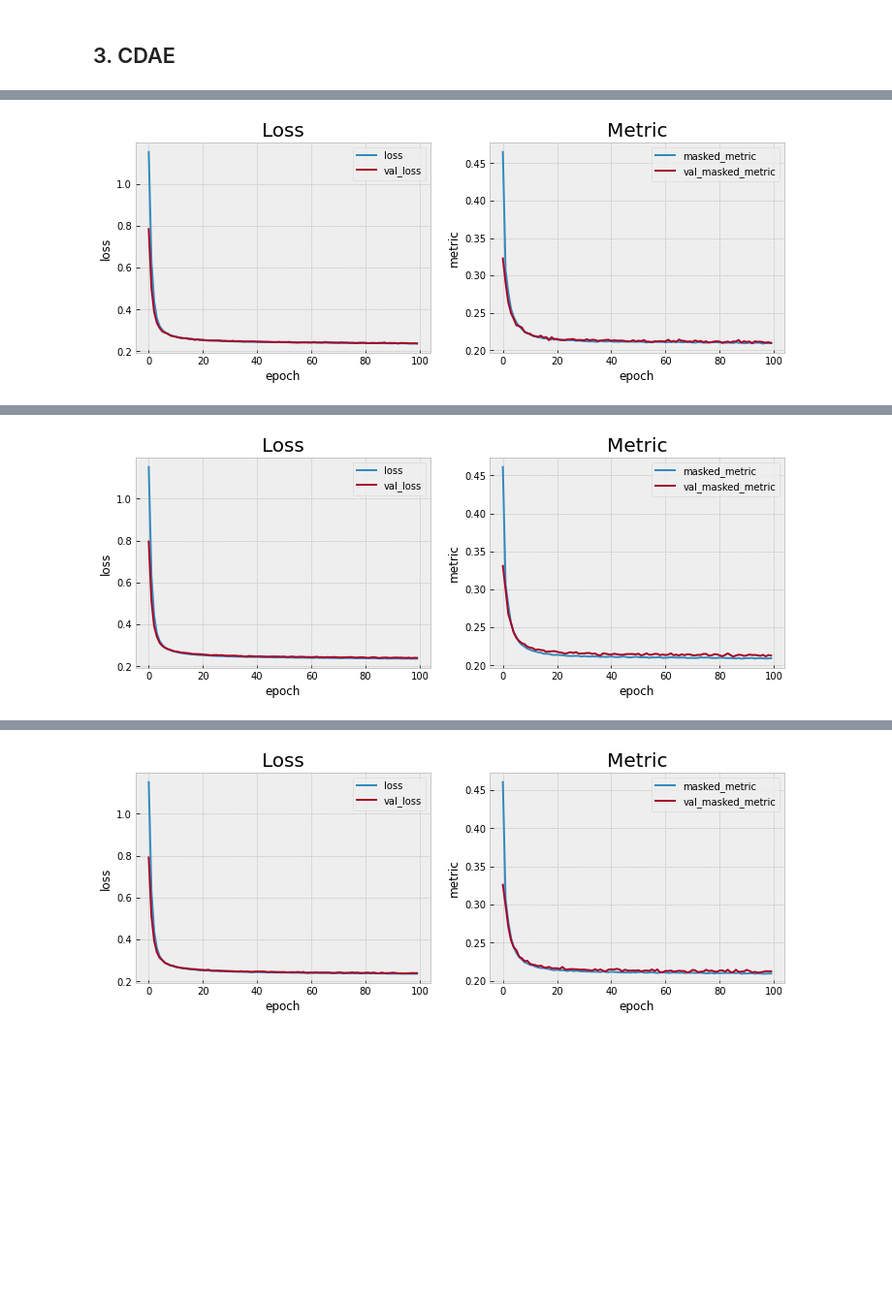
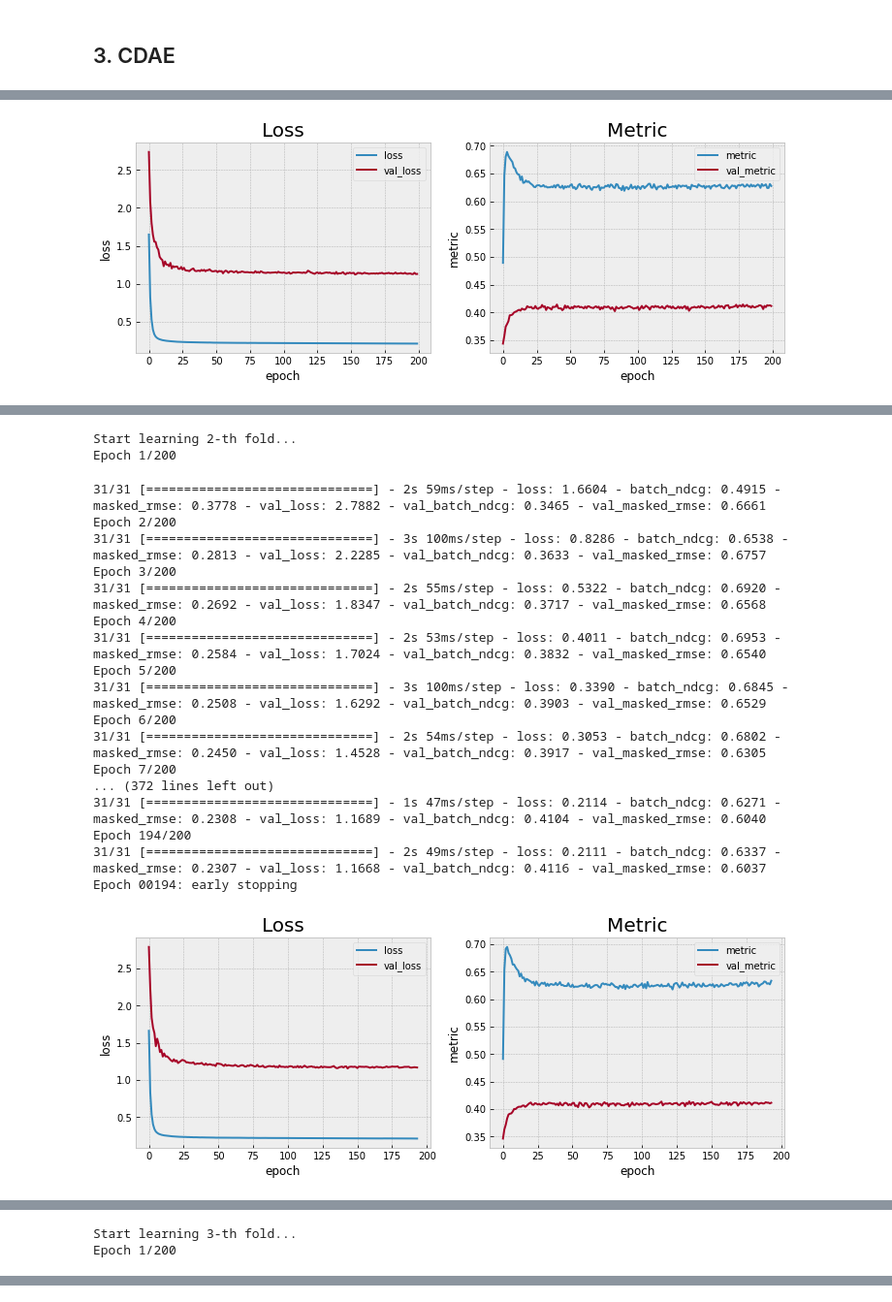
Before and after one commit to ivoryRabbit/RecSys, a Jupyter notebook: 5.CDAE.ipynb, the cells around one changed output, grey strips where cells are left out. Shown at 97% size. Drawn from its saved outputs; the diff is of its cells as text; code cells hidden in the pictures; blank space fills up the shorter version.

```diff
--- a/5.CDAE.ipynb
+++ b/5.CDAE.ipynb
@@ -315,6 +423,3 @@ Total params: 3,799,162
 Trainable params: 3,799,162
 Non-trainable params: 0
 _________________________________________________________________
-# %%
-train, test = data_split(ratings)
-train, test = map(make_interaction, (train, test))
@@ -327,2 +426,11 @@ folds = KFold(n_splits = n_splits, shuffle = True, random_state = 7777)
+# %%
+epochs = 200
+batch_size = 128
+
+train_valid, test = train_valid_test_split(ratings)
+train_valid = k_fold_split(train_valid)
+
+test_q, test_a = query_answer_split(test)
+test_q, test_a = map(list_aggregation, (test_q, test_a))
 # %%
 total_hist = []
@@ -506,6 +599,3 @@ Total params: 8,789,114
 Trainable params: 8,789,114
 Non-trainable params: 0
 __________________________________________________________________________________________________
-# %%
-train, test = data_split(ratings)
-train, test = map(make_interaction, (train, test))
@@ -518,22 +602,34 @@ folds = KFold(n_splits = n_splits, shuffle = True, random_state = 7777)
+# %%
+epochs = 200
+batch_size = 128
+
+train_valid, test = train_valid_test_split(ratings)
+train_valid = k_fold_split(train_valid)
+
+test_q, test_a = query_answer_split(test)
+test_q, test_a = map(list_aggregation, (test_q, test_a))
 # %%
 total_hist = []
-for i, (train_idx, valid_idx) in enumerate(folds.split(train)):
+for i, (train, valid) in enumerate(train_valid):
     print(f'Start learning {i}-th fold...')
-    train_f, valid_f = train.iloc[train_idx], train.iloc[valid_idx]
-    train_f, valid_f = map(lambda df: df.reset_index(drop = True), (train_f, valid_f))
-    train_gen, valid_gen = map(lambda x: make_generator(x, n_item, batch_size, implicit = True, user_specific = False), (train_f, valid_f))
-    steps_per_epoch = train_f.index.size // batch_size + 1
-    validation_steps = valid_f.index.size // batch_size + 1
+    valid_q, valid_a = query_answer_split(valid)
+    train, valid_q, valid_a = map(list_aggregation, (train, valid_q, valid_a))
+
+    train_gen = train_generator(train, n_item, batch_size, user_specific = True)
+    valid_gen = valid_generator(valid_q, valid_a, n_item, batch_size, user_specific = True)
+
+    steps_per_epoch = train.index.size // batch_size + 1
+    validation_steps = valid_q.index.size // batch_size + 1
 
     optimizer = Adam(learning_rate = 0.001, decay = 1e-5)
-    model = CDAE(n_user, n_item, latent_dim = 512, optimizer = optimizer, user_specific = False)
+    model = CDAE(n_user, n_item, latent_dim = 512, optimizer = optimizer, user_specific = True)
 
     early_stopping = EarlyStopping(monitor = 'val_loss', mode = 'min', verbose = 1, patience = 50)
-    model_checkpoint = ModelCheckpoint(f'CDAE_{i+1}.h5', monitor = 'val_loss', mode = 'min', save_best_only = True)
+    model_checkpoint = ModelCheckpoint(f'DAE_{i+1}.h5', monitor = 'val_loss', mode = 'min', save_best_only = True)
     hist = model.fit(x = train_gen, validation_data = valid_gen, epochs = epochs,
                      steps_per_epoch = steps_per_epoch, validation_steps = validation_steps,
                      verbose = 1, callbacks = [early_stopping, model_checkpoint])
-    show_history(hist, 'loss', 'masked_cross_entropy')
+    show_history(hist, 'loss', 'batch_ndcg')
     total_hist.append(hist)
 # %% [output]
 Start learning 0-th fold...
@@ -574 +674 @@ Epoch 100/100
-[figure, old version]
+[figure, new version]
@@ -592 +675,20 @@ Epoch 100/100
+Start learning 2-th fold...
+Epoch 1/200
+31/31 [==============================] - 2s 59ms/step - loss: 1.6604 - batch_ndcg: 0.4915 - masked_rmse: 0.3778 - val_loss: 2.7882 - val_batch_ndcg: 0.3465 - val_masked_rmse: 0.6661
+Epoch 2/200
+31/31 [==============================] - 3s 100ms/step - loss: 0.8286 - batch_ndcg: 0.6538 - masked_rmse: 0.2813 - val_loss: 2.2285 - val_batch_ndcg: 0.3633 - val_masked_rmse: 0.6757
+Epoch 3/200
+31/31 [==============================] - 2s 55ms/step - loss: 0.5322 - batch_ndcg: 0.6920 - masked_rmse: 0.2692 - val_loss: 1.8347 - val_batch_ndcg: 0.3717 - val_masked_rmse: 0.6568
+Epoch 4/200
+31/31 [==============================] - 2s 53ms/step - loss: 0.4011 - batch_ndcg: 0.6953 - masked_rmse: 0.2584 - val_loss: 1.7024 - val_batch_ndcg: 0.3832 - val_masked_rmse: 0.6540
+Epoch 5/200
+31/31 [==============================] - 3s 100ms/step - loss: 0.3390 - batch_ndcg: 0.6845 - masked_rmse: 0.2508 - val_loss: 1.6292 - val_batch_ndcg: 0.3903 - val_masked_rmse: 0.6529
+Epoch 6/200
+31/31 [==============================] - 2s 54ms/step - loss: 0.3053 - batch_ndcg: 0.6802 - masked_rmse: 0.2450 - val_loss: 1.4528 - val_batch_ndcg: 0.3917 - val_masked_rmse: 0.6305
+Epoch 7/200
+... (372 lines left out)
+31/31 [==============================] - 1s 47ms/step - loss: 0.2114 - batch_ndcg: 0.6271 - masked_rmse: 0.2308 - val_loss: 1.1689 - val_batch_ndcg: 0.4104 - val_masked_rmse: 0.6040
+Epoch 194/200
+31/31 [==============================] - 2s 49ms/step - loss: 0.2111 - batch_ndcg: 0.6337 - masked_rmse: 0.2307 - val_loss: 1.1668 - val_batch_ndcg: 0.4116 - val_masked_rmse: 0.6037
+Epoch 00194: early stopping
-[figure, old version]
+[figure, new version]
@@ -609,0 +695,2 @@ Epoch 100/100
+Start learning 3-th fold...
+Epoch 1/200
@@ -628 +714,0 @@ Epoch 100/100
-[figure, removed]
```
Also changed, not shown: parts of 24 cells of this notebook.
